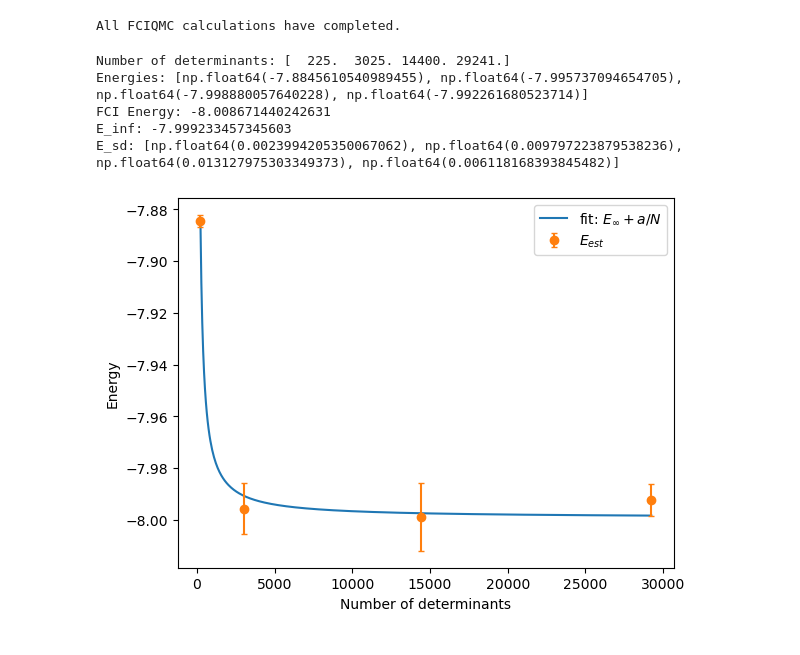
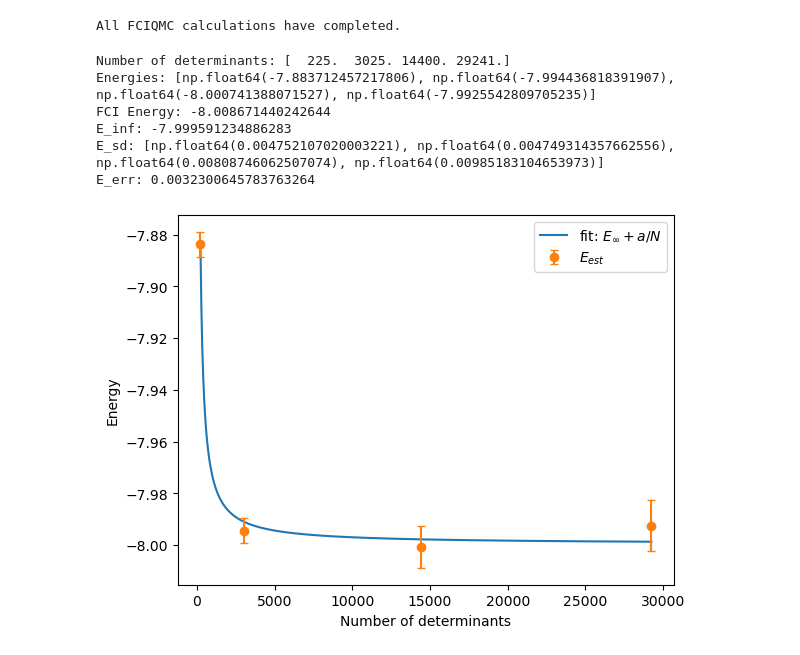
Before and after one commit to harada4atsushi/SeniorThesis, a Jupyter notebook: FCIQMC.ipynb, the cells around one changed output. Cells and saved outputs as stored; diff of their text form; code cells hidden in the pictures.

```diff
--- a/FCIQMC.ipynb
+++ b/FCIQMC.ipynb
@@ -928,9 +890,12 @@ plot_result(E_fci, E_HF, hist_population, hist_shift, hist_energy)
 # %%
 def inverse_fit(N_det, E):
     x = 1.0 / N_det
-    a, E_inf = np.polyfit(x, E, 1)
+    p, cov = np.polyfit(x, E, 1, cov=True)
+    a, E_inf = p
+    sd = np.sqrt(np.diag(cov))
+    a_sd, E_sd = sd
     fn = lambda N_det: a/N_det + E_inf
-    return a, E_inf, fn
+    return a, E_inf, fn, a_sd, E_sd
 
 def plot_extrapolation_to_inf_det(N_det, E, E_sd, fn):
     N_det_fit = np.linspace(N_det.min(), N_det.max(), 500)
@@ -975,7 +940,7 @@ for i, mol in enumerate(mols):
 
 print("All FCIQMC calculations have completed.")
 
-_, E_inf, fn = inverse_fit(N_det, E)
+_, E_inf, fn, _, E_sd = inverse_fit(N_det, E)
 print(f"E_inf: {E_inf}")
 
 plot_extrapolation_to_inf_det(N_det, E, sd, fn)
@@ -998,7 +963,7 @@ mol_3 = gto.M(atom='Li 0 0 0; H 0 0 1.6', basis='6-31g(d)', verbose=0)
 mol_4 = gto.M(atom='Li 0 0 0; H 0 0 1.6', basis='6-31g(d,p)', verbose=0)
 mols = [mol_1, mol_2, mol_3, mol_4]
 
-n_steps = 40000
+n_steps = 50000
 E = []
 sd = []
 N_det = np.zeros(len(mols))
@@ -1024,19 +989,21 @@ Starting FCIQMC with the 6-31g(d) basis set.
 Starting FCIQMC with the 6-31g(d,p) basis set.
 All FCIQMC calculations have completed.
 # %%
-_, E_inf, fn = inverse_fit(N_det, E)
+_, E_inf, fn, _, E_err = inverse_fit(N_det, E)
 
 print(f"\nNumber of determinants: {N_det}")
 print(f"Energies: {E}")
 print(f"FCI Energy: {E_fci}")
 print(f"E_inf: {E_inf}")
 print(f"E_sd: {sd}")
+print(f"E_err: {E_err}")
 
 plot_extrapolation_to_inf_det(N_det, E, sd, fn)
 # %% [output]
 Number of determinants: [  225.  3025. 14400. 29241.]
-Energies: [np.float64(-7.8845610540989455), np.float64(-7.995737094654705), np.float64(-7.998880057640228), np.float64(-7.992261680523714)]
-FCI Energy: -8.008671440242631
-E_inf: -7.999233457345603
-E_sd: [np.float64(0.0023994205350067062), np.float64(0.009797223879538236), np.float64(0.013127975303349373), np.float64(0.006118168393845482)]
+Energies: [np.float64(-7.883712457217806), np.float64(-7.994436818391907), np.float64(-8.000741388071527), np.float64(-7.9925542809705235)]
+FCI Energy: -8.008671440242644
+E_inf: -7.999591234886283
+E_sd: [np.float64(0.004752107020003221), np.float64(0.004749314357662556), np.float64(0.00808746062507074), np.float64(0.00985183104653973)]
+E_err: 0.0032300645783763264
-[figure, old version]
+[figure, new version]
```
Also changed, not shown: parts of 3 cells of this notebook.
